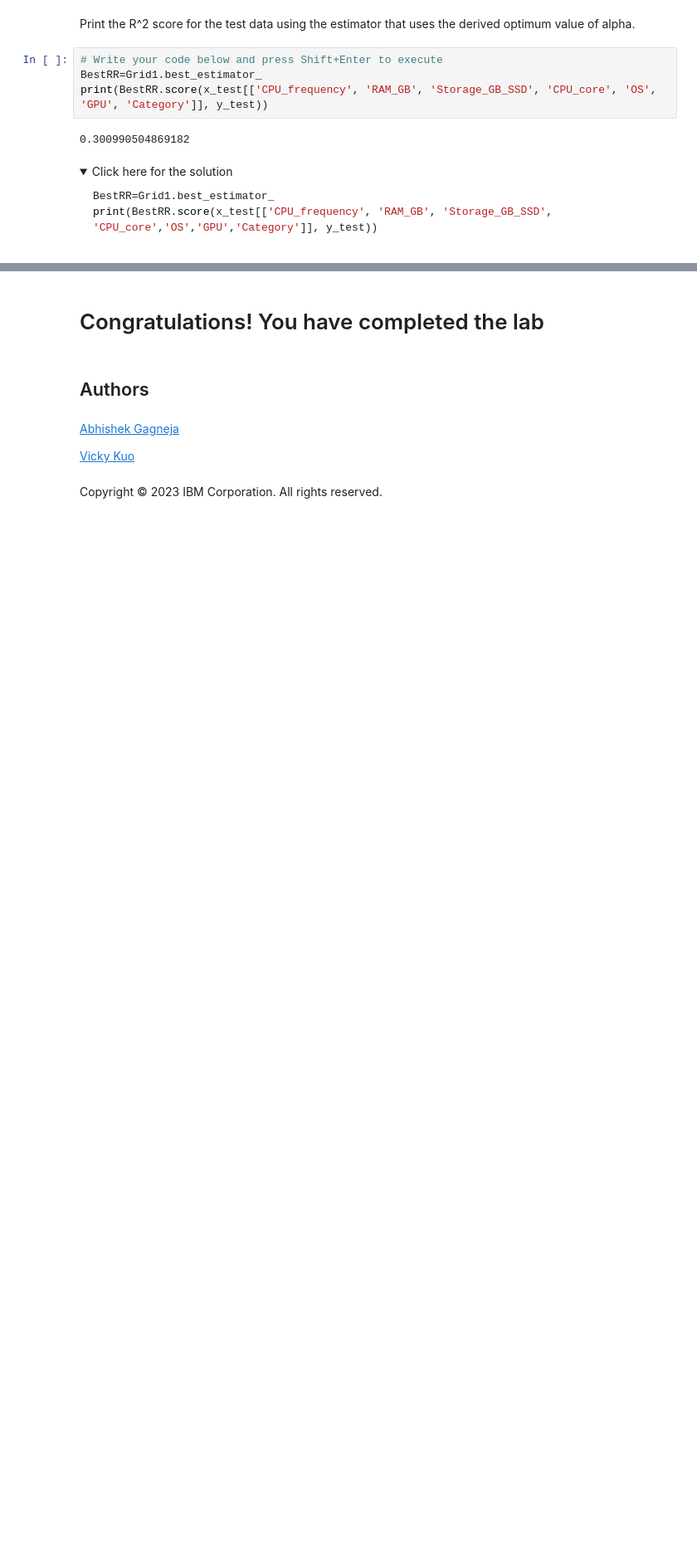
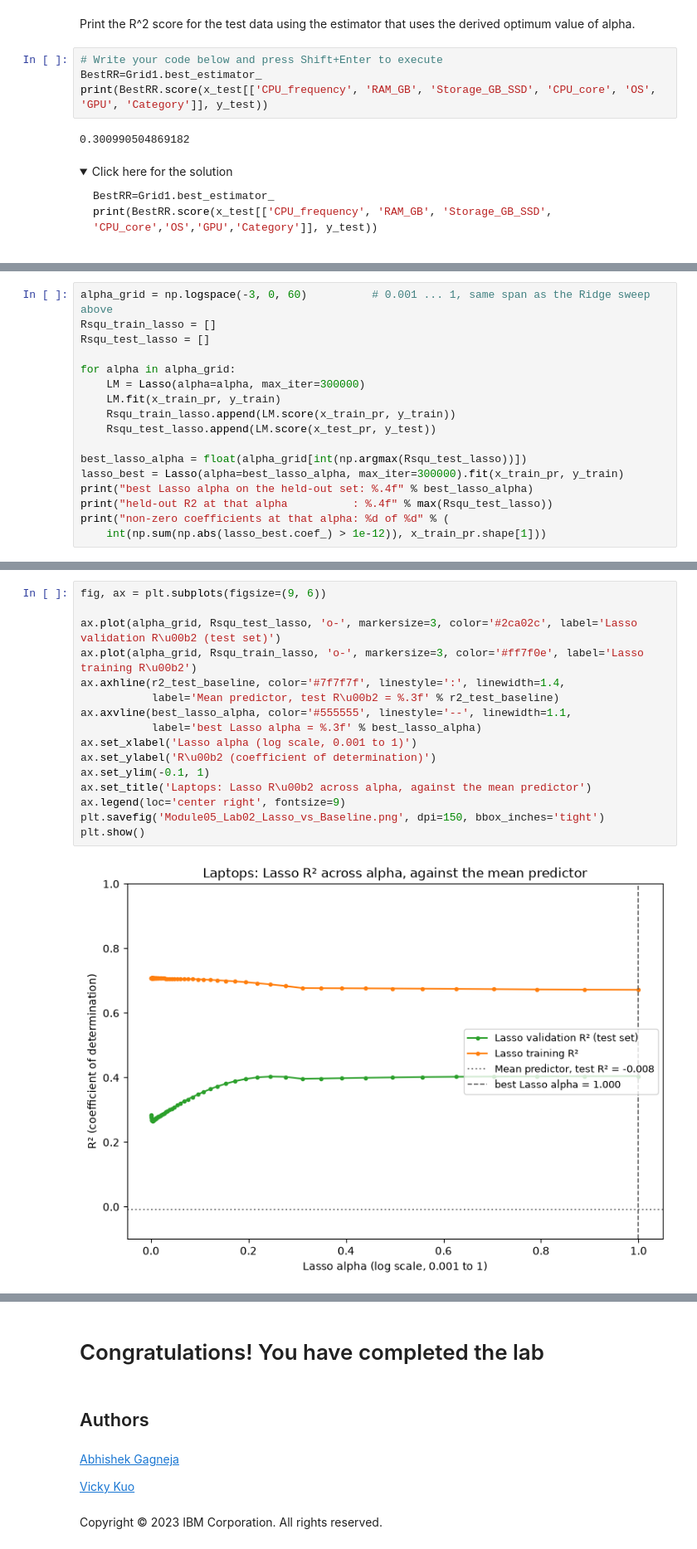
Before and after one commit to FongHioLam-mc654953/data-science-project, a Jupyter notebook: Module 05/Module05_Lab02_CrossValidation_Ridge_Laptops.ipynb, the cells around one changed output, grey strips where cells are left out. Shown at 83% size. Cells and saved outputs as stored; diff of their text form; folded sections open; blank space fills up the shorter version.

```diff
--- a/Module 05/Module05_Lab02_CrossValidation_Ridge_Laptops.ipynb
+++ b/Module 05/Module05_Lab02_CrossValidation_Ridge_Laptops.ipynb
@@ -411,0 +447,17 @@ print(BestRR.score(x_test[['CPU_frequency', 'RAM_GB', 'Storage_GB_SSD', 'CPU_cor
+# %%
+alpha_grid = np.logspace(-3, 0, 60)          # 0.001 ... 1, same span as the Ridge sweep above
+Rsqu_train_lasso = []
+Rsqu_test_lasso = []
+
+for alpha in alpha_grid:
+    LM = Lasso(alpha=alpha, max_iter=300000)
+    LM.fit(x_train_pr, y_train)
+    Rsqu_train_lasso.append(LM.score(x_train_pr, y_train))
+    Rsqu_test_lasso.append(LM.score(x_test_pr, y_test))
+
+best_lasso_alpha = float(alpha_grid[int(np.argmax(Rsqu_test_lasso))])
+lasso_best = Lasso(alpha=best_lasso_alpha, max_iter=300000).fit(x_train_pr, y_train)
+print("best Lasso alpha on the held-out set: %.4f" % best_lasso_alpha)
+print("held-out R2 at that alpha          : %.4f" % max(Rsqu_test_lasso))
+print("non-zero coefficients at that alpha: %d of %d" % (
+    int(np.sum(np.abs(lasso_best.coef_) > 1e-12)), x_train_pr.shape[1]))
@@ -411,0 +468,18 @@ print(BestRR.score(x_test[['CPU_frequency', 'RAM_GB', 'Storage_GB_SSD', 'CPU_cor
+# %%
+fig, ax = plt.subplots(figsize=(9, 6))
+
+ax.plot(alpha_grid, Rsqu_test_lasso, 'o-', markersize=3, color='#2ca02c', label='Lasso validation R\u00b2 (test set)')
+ax.plot(alpha_grid, Rsqu_train_lasso, 'o-', markersize=3, color='#ff7f0e', label='Lasso training R\u00b2')
+ax.axhline(r2_test_baseline, color='#7f7f7f', linestyle=':', linewidth=1.4,
+           label='Mean predictor, test R\u00b2 = %.3f' % r2_test_baseline)
+ax.axvline(best_lasso_alpha, color='#555555', linestyle='--', linewidth=1.1,
+           label='best Lasso alpha = %.3f' % best_lasso_alpha)
+ax.set_xlabel('Lasso alpha (log scale, 0.001 to 1)')
+ax.set_ylabel('R\u00b2 (coefficient of determination)')
+ax.set_ylim(-0.1, 1)
+ax.set_title('Laptops: Lasso R\u00b2 across alpha, against the mean predictor')
+ax.legend(loc='center right', fontsize=9)
+plt.savefig('Module05_Lab02_Lasso_vs_Baseline.png', dpi=150, bbox_inches='tight')
+plt.show()
+# %% [output]
+[figure, added]
```
Also changed, not shown: parts of 7 cells of this notebook, 4 other files.
